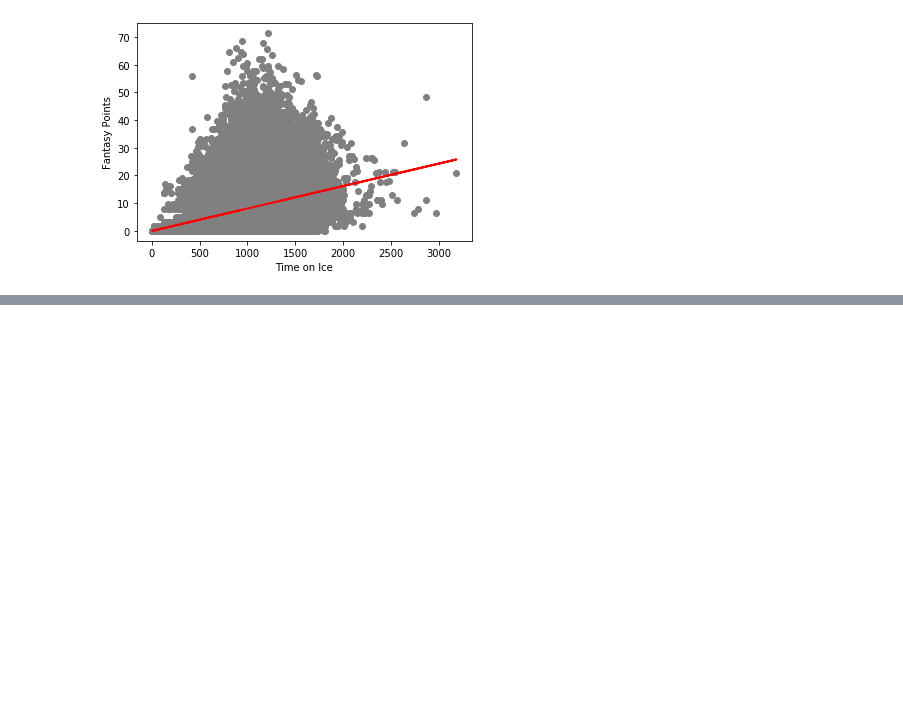
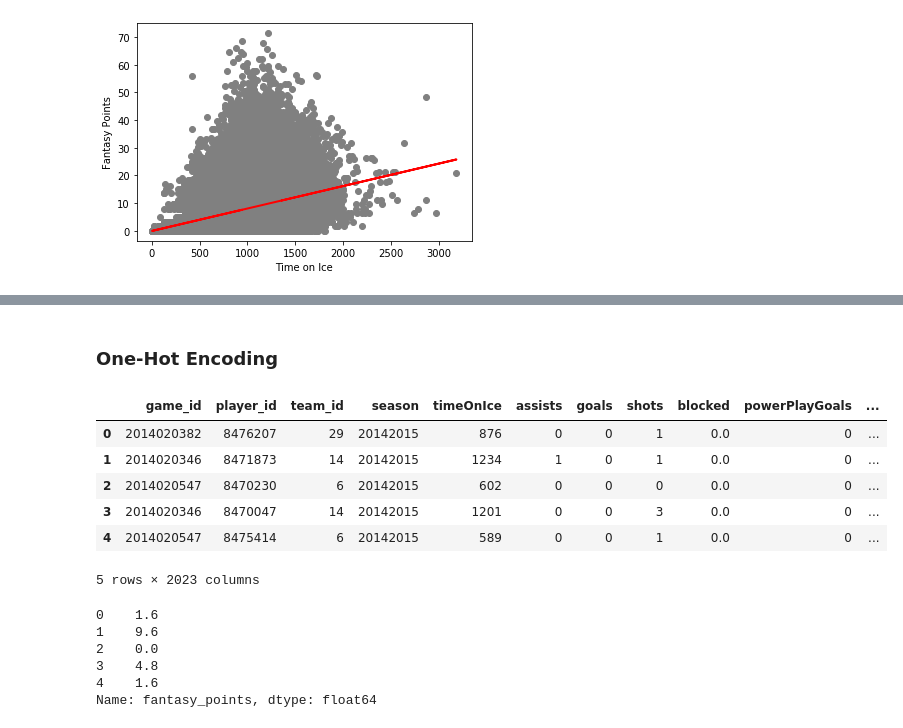
Before and after one commit to mattuzi17/ETL-Project, a Jupyter notebook: NHL_jupyternotebook.ipynb, the cells around one changed output, grey strips where cells are left out. Drawn from its saved outputs; the diff is of its cells as text; code cells hidden in the pictures; blank space fills up the shorter version.

```diff
--- a/NHL_jupyternotebook.ipynb
+++ b/NHL_jupyternotebook.ipynb
@@ -359,0 +313,5 @@ plt.show()
+# %%
+# X - data we will use to make classifactions and predict y
+
+X = final_df.drop('fantasy_points', axis=1).copy()
+X.head()
@@ -359,0 +346,28 @@ plt.show()
+# %% [markdown]
+### One-Hot Encoding
+# %%
+# we need to encode all categorical values into continuous data
+
+X_encoded = pd.get_dummies(X, columns=['type',
+                                       'shortName',
+                                       'firstName',
+                                       'lastName'])
+X_encoded.head()
+# %% [output]
+|  | game_id | player_id | team_id | season | timeOnIce | assists | goals | shots | blocked | powerPlayGoals | ... |
+| 0 | 2014020382 | 8476207 | 29 | 20142015 | 876 | 0 | 0 | 1 | 0.0 | 0 | ... |
+| 1 | 2014020346 | 8471873 | 14 | 20142015 | 1234 | 1 | 0 | 1 | 0.0 | 0 | ... |
+| 2 | 2014020547 | 8470230 | 6 | 20142015 | 602 | 0 | 0 | 0 | 0.0 | 0 | ... |
+| 3 | 2014020346 | 8470047 | 14 | 20142015 | 1201 | 0 | 0 | 3 | 0.0 | 0 | ... |
+| 4 | 2014020547 | 8475414 | 6 | 20142015 | 589 | 0 | 0 | 1 | 0.0 | 0 | ... |
+5 rows × 2023 columns
+# %%
+y = final_df['fantasy_points'].copy()
+y.head()
+# %% [output]
+0    1.6
+1    9.6
+2    0.0
+3    4.8
+4    1.6
+Name: fantasy_points, dtype: float64
```
Also changed, not shown: parts of 20 cells of this notebook.
